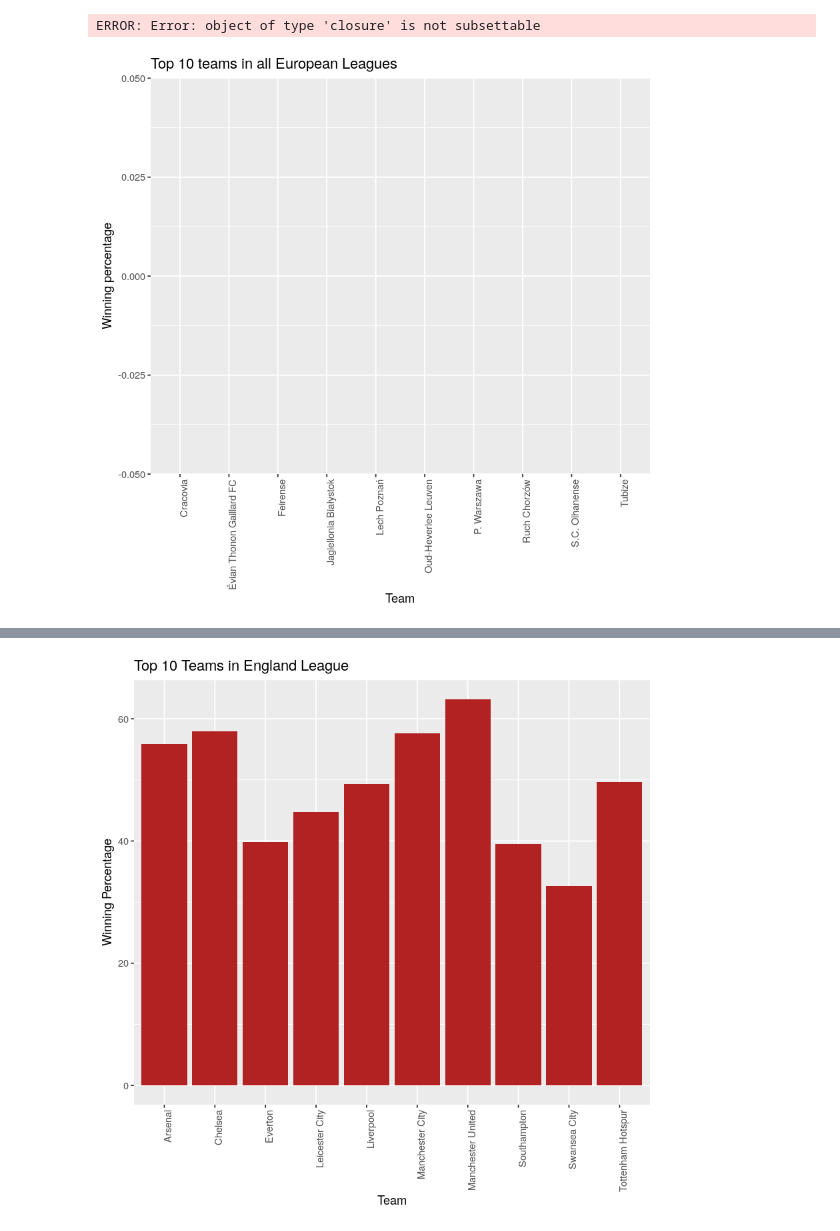
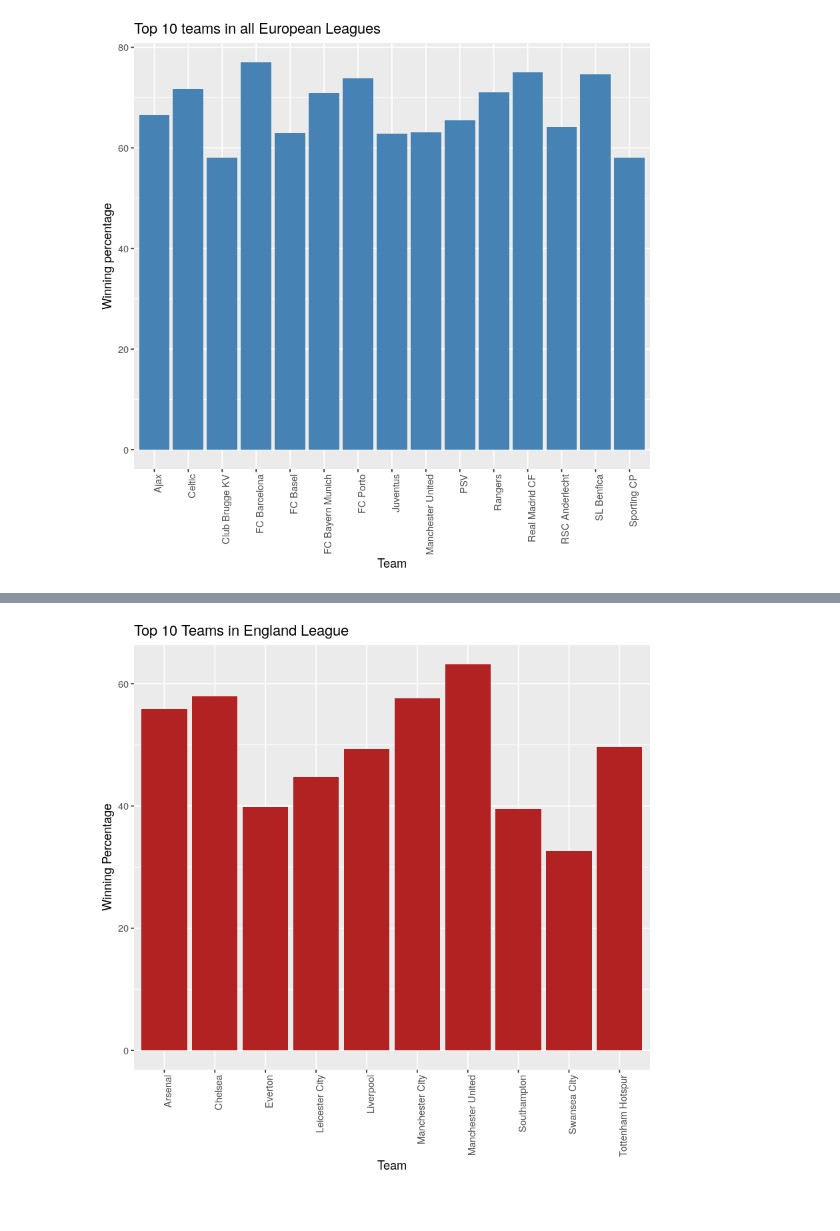
Before and after one commit to alexandruionascu/uvt, a Jupyter notebook: data_analysis_R/Project.ipynb, the cells around one changed output, grey strips where cells are left out. Saved outputs shown, nothing was run; the diff lists cells and outputs as text; code cells hidden in the pictures.

```diff
--- a/data_analysis_R/Project.ipynb
+++ b/data_analysis_R/Project.ipynb
@@ -126,37 +126,37 @@ print(head(new_match_data))
 6              0   Poland           P. Warszawa
 # %%
 #Iterate over all the teams ids
-for(id in rownames(new_match_data))
-{
-    #win_count stores the number of wins if the current team has scored more goals than the opponent team.
-    win_count = 0
-    points = 0
+for(id in rownames(new_match_data)) {
+    # win_count stores the number of wins if the current team has scored more goals than the opponent team.
+    win_count <- 0
+    points <- 0
     #Find all the records in main "Match" table which match the current team id
-    home_indexes = which(Match$home_team_api_id == new_match_data$home_team_api_id[as.numeric(id)])
-    away_indexes = which(Match$away_team_api_id == new_match_data$away_team_api_id[as.numeric(id)])
+    home_indexes <- which(Match$home_team_api_id == new_match_data$home_team_api_id[as.numeric(id)])
+    away_indexes <- which(Match$away_team_api_id == new_match_data$away_team_api_id[as.numeric(id)])
 
     for(i in home_indexes)
     {
         if(Match$home_team_goal[i] > Match$away_team_goal[i])
         {
-            win_count = win_count +1
-            points = points + 3
-        }
-
-        if (Math$home_team_goal[i] == Match$away_team_goal[i])
-        {
-            points = points + 1
-        }
-    }
-    for(i in away_indexes)
-    {
-        if(Match$away_team_goal[i]>Match$home_team_goal[i])
-        {
-            win_count = win_count + 1
+            win_count <- win_count +1
             points <- points + 3
         }
 
-        if (Math$away_team_goal[i] == Match$home_team_goal[i])
+        if (Match$home_team_goal[i] == Match$away_team_goal[i])
+        {
+            points <- points + 1
+        }
+    }
+
+    for(i in away_indexes)
+    {
+        if (Match$away_team_goal[i] > Match$home_team_goal[i])
+        {
+            win_count <- win_count + 1
+            points <- points + 3
+        }
+
+        if (Match$away_team_goal[i] == Match$home_team_goal[i])
         {
             points <- points + 1
         }
@@ -165,22 +165,20 @@ for(id in rownames(new_match_data))
     new_match_data$wins[as.numeric(id)] <- win_count
     new_match_data$points[as.numeric(id)] <- points
     new_match_data$win_percentage[as.numeric(id)] <- as.double(win_count/new_match_data$total_matches[as.numeric(id)]*100)
-    new_match_data$points_percentage[as.numeric(id)] <- as.double(points/new_match_data$total_matches[as.numeric(id)]*100)
+    new_match_data$points_average[as.numeric(id)] <- as.double(points/new_match_data$total_matches[as.numeric(id)])
 }
 
-#Drop Away_team_id column and change home_team_api_id columns name to team_id
+# Drop Away_team_id column and change home_team_api_id columns name to team_id
 drop_columns <- c("away_team_api_id")
 new_match_data <- new_match_data[ , !names(new_match_data) %in% drop_columns]
 names(new_match_data)[names(new_match_data)=="home_team_api_id"]<-"team_id"
 
 #Sort the teams based on the winning percentage
-sorted_data <- new_match_data[order(-new_match_data$win_percentage),]
-print(sorted_data[0:10,])
+sorted_teams_by_wins <- new_match_data[order(-new_match_data$win_percentage),]
+sorted_teams_by_points <- new_match_data[order(-new_match_data$points_average),]
-# %% [output]
-ERROR: Error: object of type 'closure' is not subsettable
 # %%
-ggplot(data=sorted_data[0:10,], aes(x=team_name,y=win_percentage)) +
+ggplot(data=sorted_teams_by_wins[0:15,], aes(x=team_name,y=win_percentage)) +
 geom_bar(stat="identity", fill="steelblue")+labs(x="Team",y="Winning percentage")+
 ggtitle("Top 10 teams in all European Leagues")+theme(axis.text.x = element_text(angle = 90, hjust = 1))
 # %% [output]
-[figure, old version]
+[figure, new version]
```
Also changed, not shown: parts of 2 cells of this notebook.
